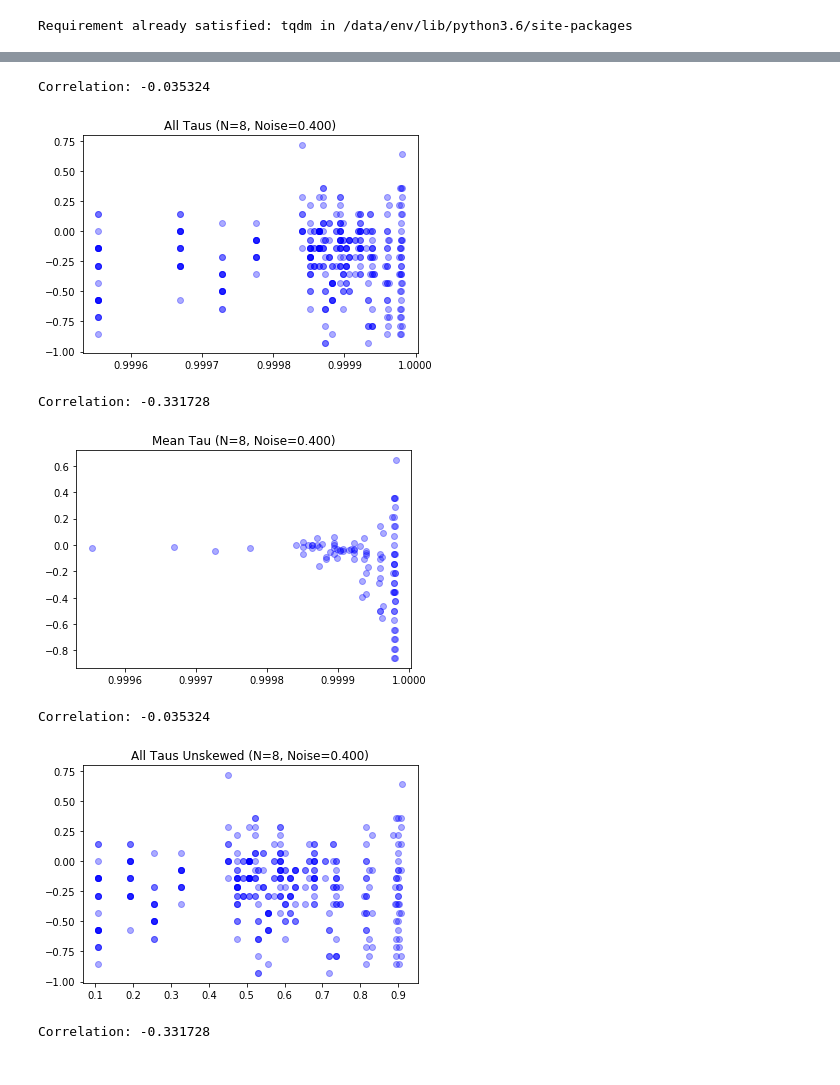
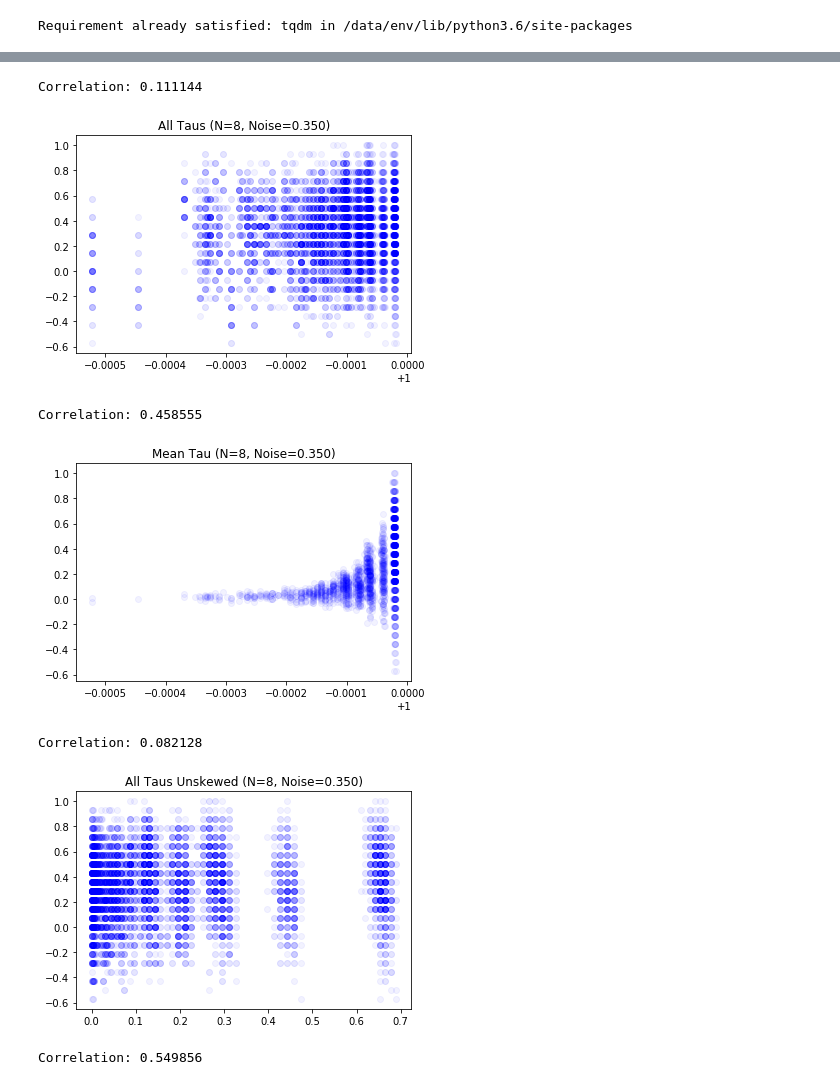
Before and after one commit to IGARDS/sensitivity_study, a Jupyter notebook: src/prototype_sensitivity.ipynb, the cells around one changed output, grey strips where cells are left out. Cells and saved outputs as stored; diff of their text form; code cells hidden in the pictures.

```diff
--- a/src/prototype_sensitivity.ipynb
+++ b/src/prototype_sensitivity.ipynb
@@ -31,5 +31,7 @@ D=np.array([[0,1,1,1,1,1,1,1],
             [0,0,0,0,0,0,1,1],
             [0,0,0,0,0,0,0,1],
             [0,0,0,0,0,0,0,0]])
-D
+k, details = pyrankability.lop.lp(D)
+P, info = pyrankability.lop.find_P_from_x(D, k, details)
+print(P[0])
 # %% [output]
@@ -59,10 +55,12 @@ def get_perfect_ranking(n):
     ranking = []
     for i in range(n):
         ranking.append(i)
+    ranking.reverse()
     return ranking
 # %%
 n = 8
-noise_percent = 0.4
+noise_percent = 0.35
+n_graphs = 2000
 perfect_ranking = get_perfect_ranking(n)
 rs = []
 taus = []
@@ -74,7 +72,7 @@ m_taus = []
 # the tqdm progress bar will not function correctly and you'll see every update to the
 # bar printed on a new line. The content of the prototype will still work correctly, but output
 # will be super verbose.
-for it in tqdm(range(100), ascii=True):
+for it in tqdm(range(n_graphs), ascii=True):
     D_tilde = generate_noisy_D(n, noise_percent)
     k, details = pyrankability.lop.lp(D_tilde)
     P, info = pyrankability.lop.find_P_from_x(D_tilde, k, details)
@@ -97,35 +89,35 @@ Correlation: -0.035324
 # %%
-r_tau_corr, pval = stats.spearmanr(rs, taus)
+r_tau_corr, pval = stats.pearsonr(rs, taus)
 print("Correlation: %f" % r_tau_corr)
 plt.title("All Taus (N=%d, Noise=%.3f)"%(n, noise_percent))
-plt.plot(rs, taus, "bo", alpha=0.33)
+plt.plot(rs, taus, "bo", alpha=0.05)
 plt.show()
 
-r_mtau_corr, pval = stats.spearmanr(m_rs, m_taus)
+r_mtau_corr, pval = stats.pearsonr(m_rs, m_taus)
 print("Correlation: %f" % r_mtau_corr)
 plt.title("Mean Tau (N=%d, Noise=%.3f)"%(n, noise_percent))
-plt.plot(m_rs, m_taus, "bo", alpha=0.33)
+plt.plot(m_rs, m_taus, "bo", alpha=0.05)
 plt.show()
 
-unskewed_rs = np.array(rs)**5000
-unskewed_m_rs = np.array(m_rs)**5000
+unskewed_rs = np.array(rs)**20000
+unskewed_m_rs = np.array(m_rs)**20000
 
-r_tau_unskew_corr, pval = stats.spearmanr(unskewed_rs, taus)
+r_tau_unskew_corr, pval = stats.pearsonr(unskewed_rs, taus)
 print("Correlation: %f" % r_tau_unskew_corr)
 plt.title("All Taus Unskewed (N=%d, Noise=%.3f)"%(n, noise_percent))
-plt.plot(unskewed_rs, taus, "bo", alpha=0.33)
+plt.plot(unskewed_rs, taus, "bo", alpha=0.05)
 plt.show()
 
-r_mtau_unskew_corr, pval = stats.spearmanr(unskewed_m_rs, m_taus)
+r_mtau_unskew_corr, pval = stats.pearsonr(unskewed_m_rs, m_taus)
 print("Correlation: %f" % r_mtau_unskew_corr)
 plt.title("Mean Tau Unskewed (N=%d, Noise=%.3f)"%(n, noise_percent))
-plt.plot(unskewed_m_rs, m_taus, "bo", alpha=0.33)
+plt.plot(unskewed_m_rs, m_taus, "bo", alpha=0.05)
 plt.show()
 # %% [output]
-Correlation: -0.035324
+Correlation: 0.111144
-[figure, old version]
+[figure, new version]
-Correlation: -0.331728
+Correlation: 0.458555
-[figure, old version]
+[figure, new version]
-Correlation: -0.035324
+Correlation: 0.082128
-[figure, old version]
+[figure, new version]
-Correlation: -0.331728
+Correlation: 0.549856
```
Also changed, not shown: parts of 3 cells of this notebook.
